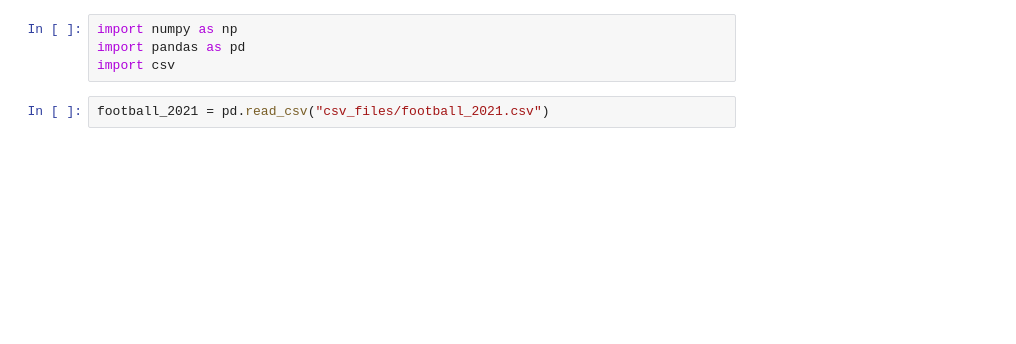
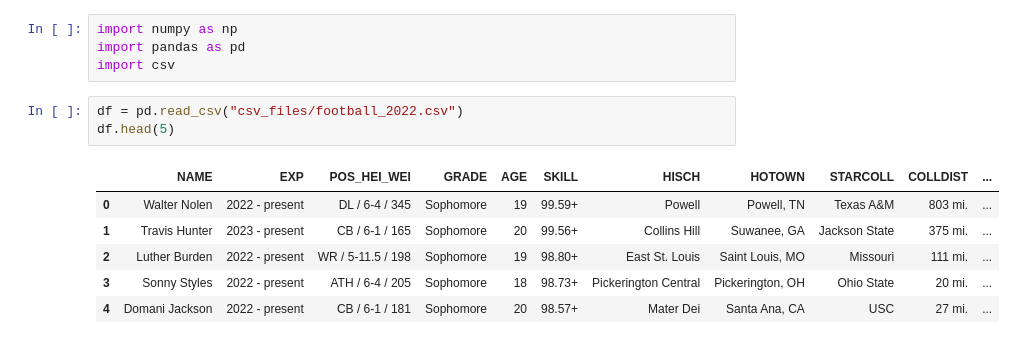
Before and after one commit to mvizzini951/MS2_NIL, a Jupyter notebook: data_cleaning.ipynb, the cells around one changed output. Saved outputs shown, nothing was run; the diff lists cells and outputs as text; blank space fills up the shorter version.

```diff
--- a/data_cleaning.ipynb
+++ b/data_cleaning.ipynb
@@ -3,4 +3,12 @@ import numpy as np
 import pandas as pd
 import csv
 # %%
-football_2021 = pd.read_csv("csv_files/football_2021.csv")
+df = pd.read_csv("csv_files/football_2022.csv")
+df.head(5)
+# %% [output]
+|  | NAME | EXP | POS_HEI_WEI | GRADE | AGE | SKILL | HISCH | HOTOWN | STARCOLL | COLLDIST | ... |
+| 0 | Walter Nolen | 2022 - present | DL / 6-4 / 345 | Sophomore | 19 | 99.59+ | Powell | Powell, TN | Texas A&M | 803 mi. | ... |
+| 1 | Travis Hunter | 2023 - present | CB / 6-1 / 165 | Sophomore | 20 | 99.56+ | Collins Hill | Suwanee, GA | Jackson State | 375 mi. | ... |
+| 2 | Luther Burden | 2022 - present | WR / 5-11.5 / 198 | Sophomore | 19 | 98.80+ | East St. Louis | Saint Louis, MO | Missouri | 111 mi. | ... |
+| 3 | Sonny Styles | 2022 - present | ATH / 6-4 / 205 | Sophomore | 18 | 98.73+ | Pickerington Central | Pickerington, OH | Ohio State | 20 mi. | ... |
+| 4 | Domani Jackson | 2022 - present | CB / 6-1 / 181 | Sophomore | 20 | 98.57+ | Mater Dei | Santa Ana, CA | USC | 27 mi. | ... |
```
Also changed, not shown: parts of 4 cells of this notebook, 4 other files.
